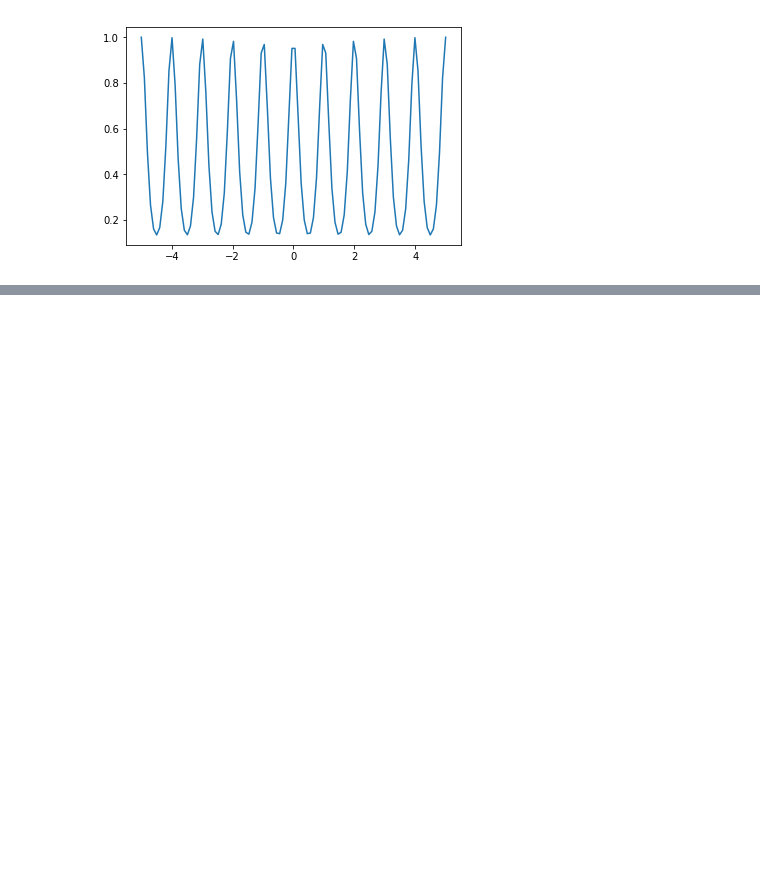
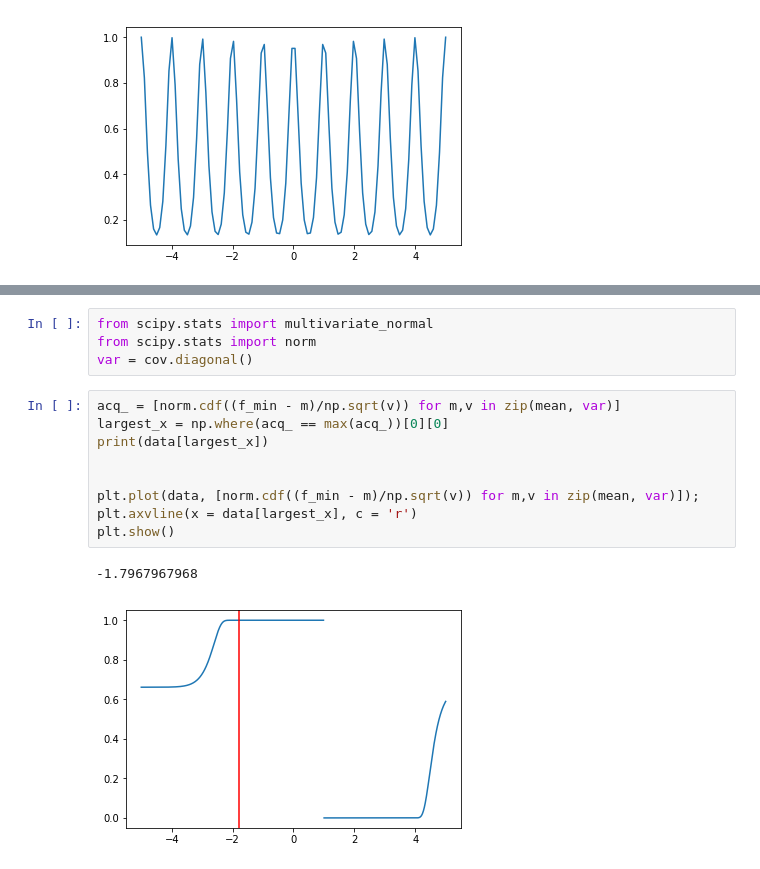
Before and after one commit to dgradovich/bopt, a Jupyter notebook: Bayesian Optimisation .ipynb, the cells around one changed output, grey strips where cells are left out. Saved outputs shown, nothing was run; the diff lists cells and outputs as text; blank space fills up the shorter version.

```diff
--- a/Bayesian Optimisation .ipynb
+++ b/Bayesian Optimisation .ipynb
@@ -111,0 +159,16 @@ kernel_vals
+# %%
+from scipy.stats import multivariate_normal
+from scipy.stats import norm
+var = cov.diagonal()
+# %%
+acq_ = [norm.cdf((f_min - m)/np.sqrt(v)) for m,v in zip(mean, var)]
+largest_x = np.where(acq_ == max(acq_))[0][0]
+print(data[largest_x])
+
+
+plt.plot(data, [norm.cdf((f_min - m)/np.sqrt(v)) for m,v in zip(mean, var)]);
+plt.axvline(x = data[largest_x], c = 'r')
+plt.show()
+# %% [output]
+-1.7967967968
+[figure, added]
```
Also changed, not shown: parts of 23 cells of this notebook.
